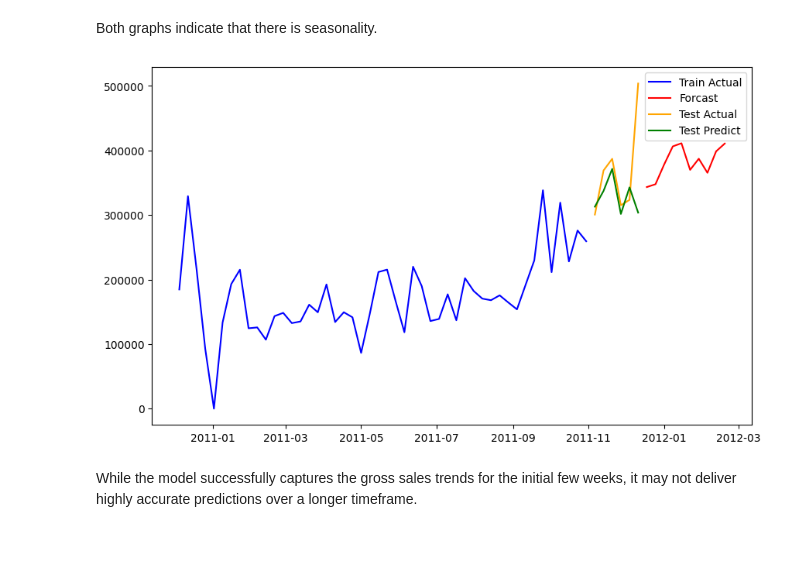
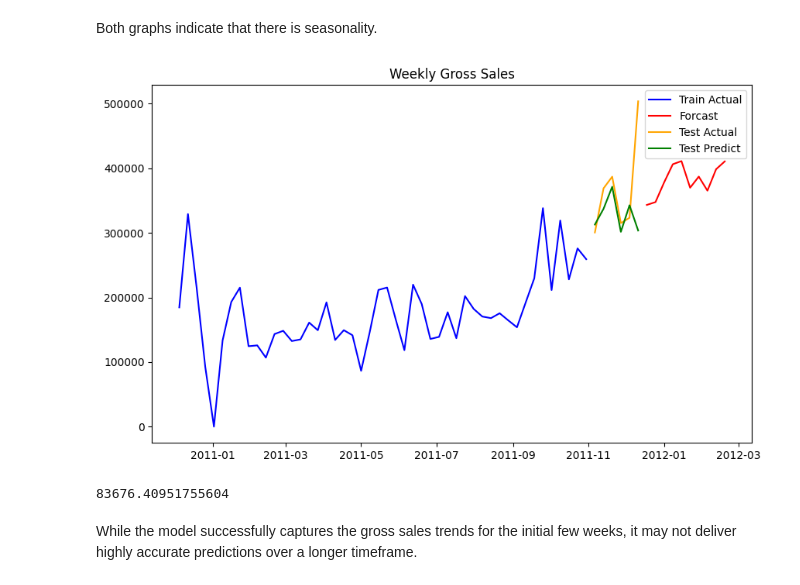
Before and after one commit to blueran21/Customer-Segmentation-in-E-Commerce, a Jupyter notebook: code/5_GrossSales_Forcasting.ipynb, the cells around one changed output. Drawn from its saved outputs; the diff is of its cells as text; code cells hidden in the pictures; blank space fills up the shorter version.

```diff
--- a/code/5_GrossSales_Forcasting.ipynb
+++ b/code/5_GrossSales_Forcasting.ipynb
@@ -277,22 +284,28 @@ Both graphs indicate that there is seasonality.
 # %%
 sarima = SARIMAX(endog=y_train, order = (3, 1, 1), seasonal_order=(1, 1, 1, 8))
 
 model = sarima.fit(disp = False)
 
 preds = model.predict(start = y_test.index[0], end = y_test.index[-1])
 
 plt.figure(figsize = (10, 6))
 
 forecast = model.predict(start = y_test.index[-1] + pd.DateOffset(weeks=1), end = y_test.index[-1] + pd.DateOffset(weeks=10))
 
 plt.plot(y_train.index, y_train, color = 'blue', label = 'Train Actual')
 plt.plot(forecast.index, forecast, color = 'red', label = 'Forcast')
 plt.plot(y_test.index, y_test, color = 'orange', label = 'Test Actual')
 plt.plot(y_test.index, preds, color = 'green', label = 'Test Predict')
 
+plt.title('Weekly Gross Sales')
 plt.legend()
+plt.savefig('../graph/sarima_predict.png')
 plt.show()
 # %% [output]
-[figure, old version]
+[figure, new version]
+# %%
+mean_squared_error(y_test, preds, squared = False)
+# %% [output]
+83676.40951755604
 # %% [markdown]
 While the model successfully captures the gross sales trends for the initial few weeks, it may not deliver highly accurate predictions over a longer timeframe.
```
Also changed, not shown: parts of 4 cells of this notebook, 8 other files.
